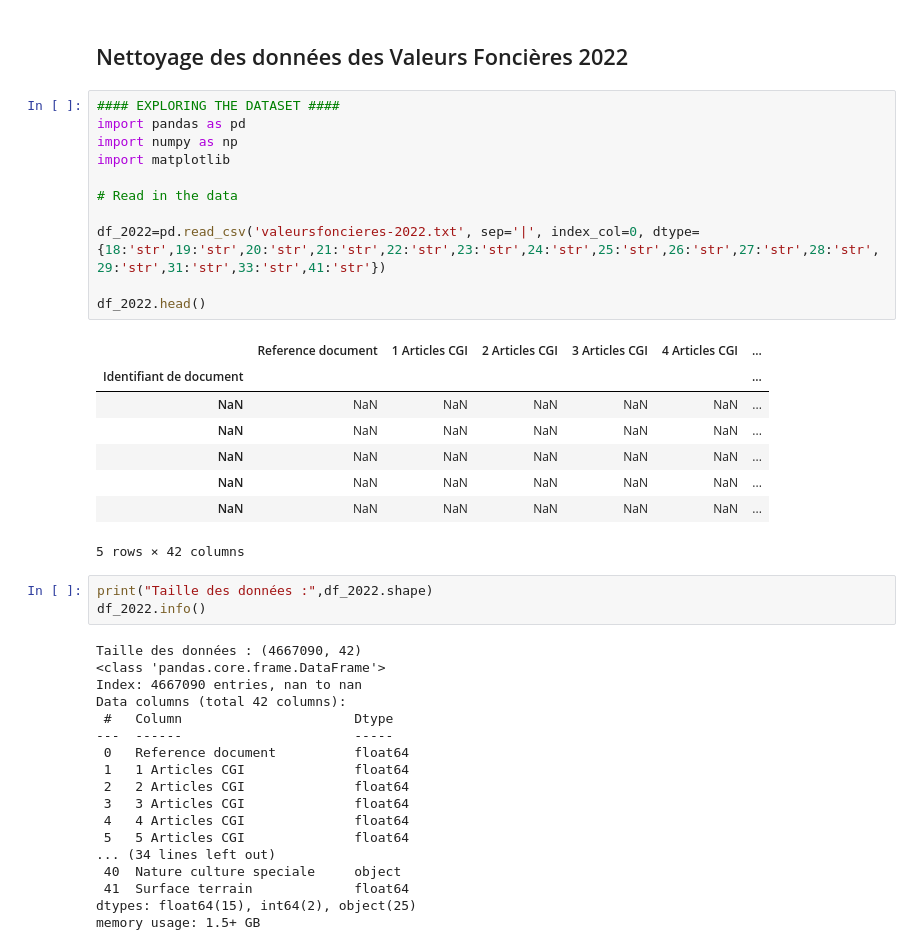
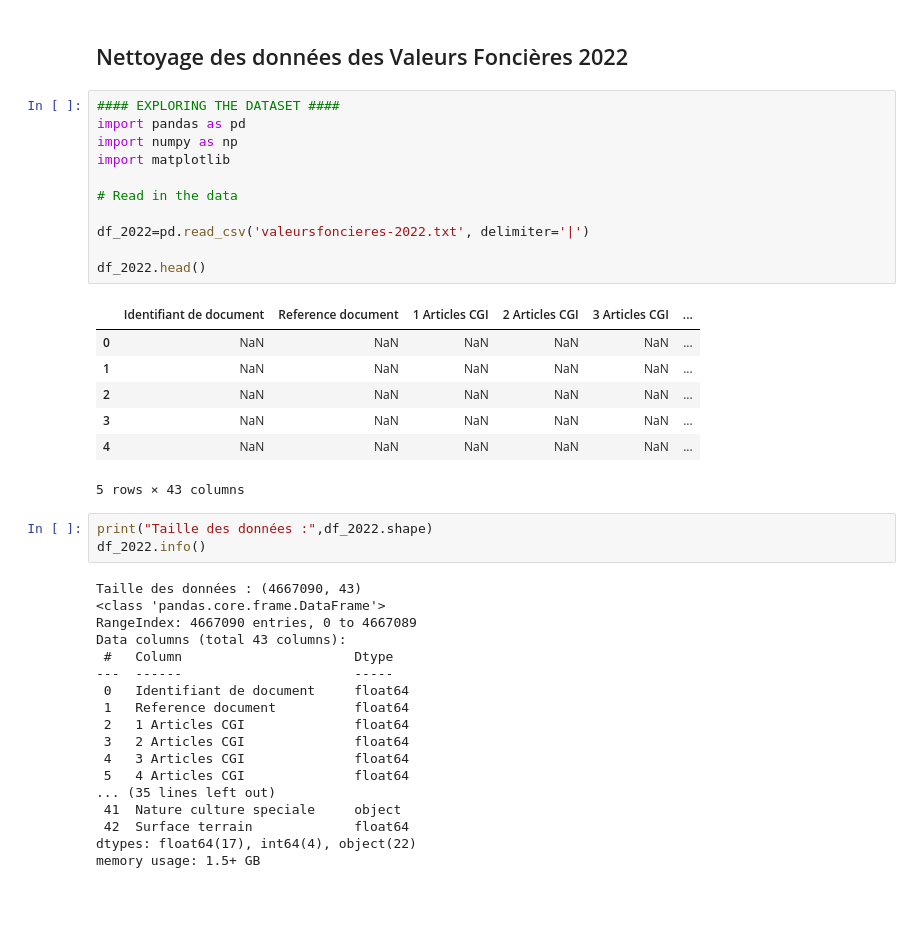
Before and after one commit to Kal3idoscope/Land-data-analysis-French-market, a Jupyter notebook: cleaning2022.ipynb, the cells around one changed output. Drawn from its saved outputs; the diff is of its cells as text; blank space fills up the shorter version.

```diff
--- a/cleaning2022.ipynb
+++ b/cleaning2022.ipynb
@@ -3,43 +3,42 @@
 # %%
 #### EXPLORING THE DATASET ####
 import pandas as pd
 import numpy as np
 import matplotlib
 
 # Read in the data
 
-df_2022=pd.read_csv('valeursfoncieres-2022.txt', sep='|', index_col=0, dtype={18:'str',19:'str',20:'str',21:'str',22:'str',23:'str',24:'str',25:'str',26:'str',27:'str',28:'str',29:'str',31:'str',33:'str',41:'str'})
+df_2022=pd.read_csv('valeursfoncieres-2022.txt', delimiter='|')
 
 df_2022.head()
 # %% [output]
-|  | Reference document | 1 Articles CGI | 2 Articles CGI | 3 Articles CGI | 4 Articles CGI | ... |
-| Identifiant de document |  |  |  |  |  | ... |
-| NaN | NaN | NaN | NaN | NaN | NaN | ... |
-| NaN | NaN | NaN | NaN | NaN | NaN | ... |
-| NaN | NaN | NaN | NaN | NaN | NaN | ... |
-| NaN | NaN | NaN | NaN | NaN | NaN | ... |
-| NaN | NaN | NaN | NaN | NaN | NaN | ... |
+|  | Identifiant de document | Reference document | 1 Articles CGI | 2 Articles CGI | 3 Articles CGI | ... |
+| 0 | NaN | NaN | NaN | NaN | NaN | ... |
+| 1 | NaN | NaN | NaN | NaN | NaN | ... |
+| 2 | NaN | NaN | NaN | NaN | NaN | ... |
+| 3 | NaN | NaN | NaN | NaN | NaN | ... |
+| 4 | NaN | NaN | NaN | NaN | NaN | ... |
-5 rows × 42 columns
+5 rows × 43 columns
 # %%
 print("Taille des données :",df_2022.shape)
 df_2022.info()
 # %% [output]
-Taille des données : (4667090, 42)
+Taille des données : (4667090, 43)
 <class 'pandas.core.frame.DataFrame'>
-Index: 4667090 entries, nan to nan
-Data columns (total 42 columns):
+RangeIndex: 4667090 entries, 0 to 4667089
+Data columns (total 43 columns):
  #   Column                      Dtype
 ---  ------                      -----
- 0   Reference document          float64
- 1   1 Articles CGI              float64
- 2   2 Articles CGI              float64
- 3   3 Articles CGI              float64
- 4   4 Articles CGI              float64
- 5   5 Articles CGI              float64
-... (34 lines left out)
- 40  Nature culture speciale     object
- 41  Surface terrain             float64
-dtypes: float64(15), int64(2), object(25)
+ 0   Identifiant de document     float64
+ 1   Reference document          float64
+ 2   1 Articles CGI              float64
+ 3   2 Articles CGI              float64
+ 4   3 Articles CGI              float64
+ 5   4 Articles CGI              float64
+... (35 lines left out)
+ 41  Nature culture speciale     object
+ 42  Surface terrain             float64
+dtypes: float64(17), int64(4), object(22)
 memory usage: 1.5+ GB
 # %%
 df_2022.describe()
```
Also changed, not shown: parts of 16 cells of this notebook, 3 other files.
